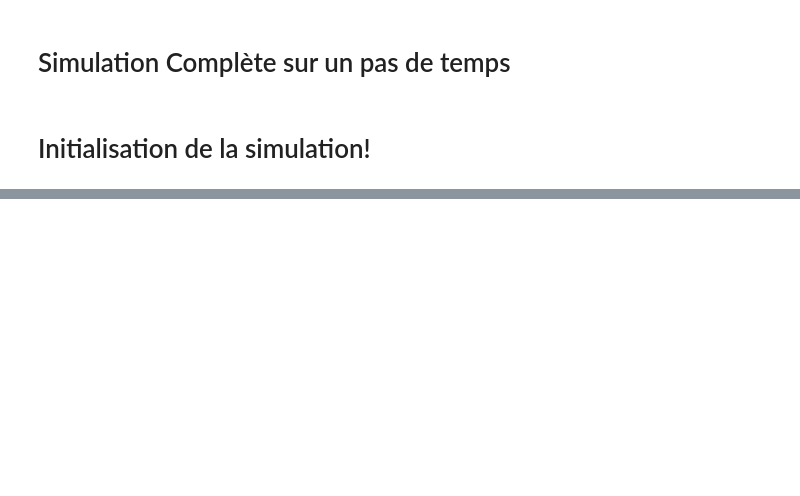
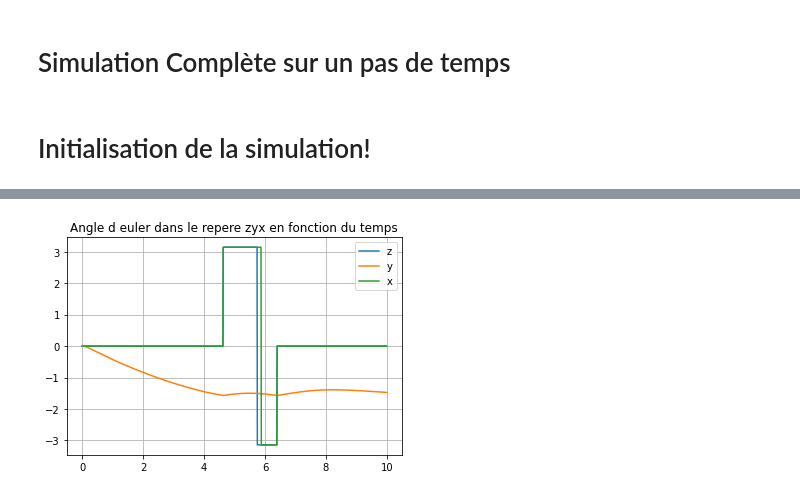
Before and after one commit to altlnt/Avion-Simulation-Identification, a Jupyter notebook: simulateur_test.ipynb, the cells around one changed output, grey strips where cells are left out. Cells and saved outputs as stored; diff of their text form; code cells hidden in the pictures; blank space fills up the shorter version.

Commit message:
Simulateur quasi complet, manque à corriger des erreurs sur le calculs des angles

```diff
--- a/simulateur_test.ipynb
+++ b/simulateur_test.ipynb
@@ -431,0 +617,11 @@ N(OmegaP_body)
+# %%
+angle = np.reshape(angle,(N,3))
+plt.plot(arange(0,N*dt,dt),angle[:,0], label='z')
+plt.plot(arange(0,N*dt,dt),angle[:,1], label='y')
+plt.plot(arange(0,N*dt,dt),angle[:,2], label='x')
+plt.grid()
+plt.title('Angle d euler dans le repere zyx en fonction du temps')
+plt.legend()
+plt.show()
+# %% [output]
+[figure, added]
```
Also changed, not shown: parts of 27 cells of this notebook.
